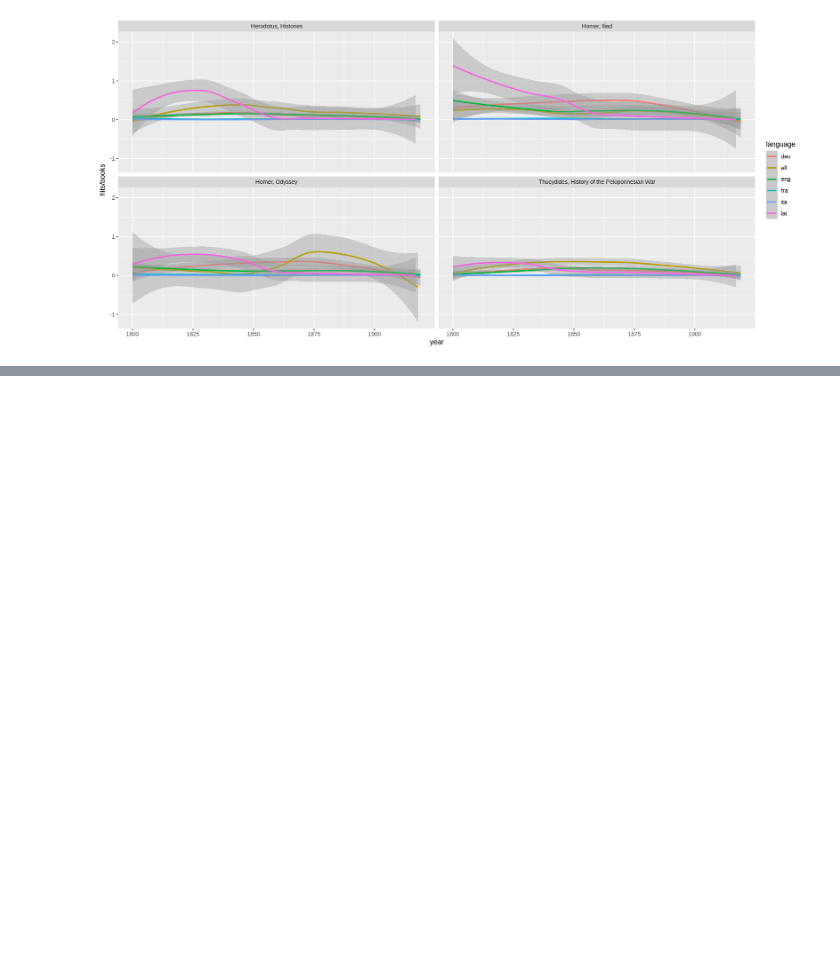
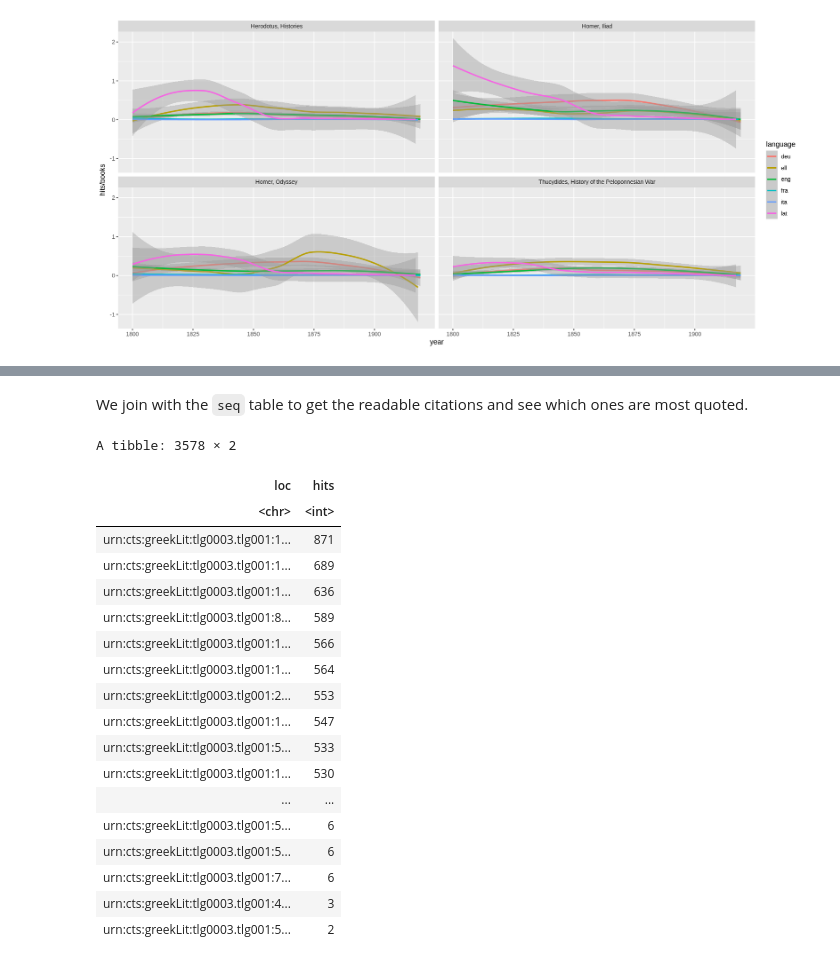
Before and after one commit to gregorycrane/idi-cites, a Jupyter notebook: idi_cites.ipynb, the cells around one changed output, grey strips where cells are left out. Drawn from its saved outputs; the diff is of its cells as text; code cells hidden in the pictures; blank space fills up the shorter version.

```diff
--- a/idi_cites.ipynb
+++ b/idi_cites.ipynb
@@ -234,0 +251,27 @@ meta.cites |>
+# %% [markdown]
+We join with the `seq` table to get the readable citations and see which ones are most quoted.
+# %%
+thuc |> inner_join(select(idi.dated, book, year, language=language_gen), by="book") |>
+  anti_join(select(thuc.eds, book), by="book") |>
+  inner_join(filter(seq, startsWith(loc, "urn:cts:greekLit:tlg0003.tlg001")), by="seq") |>
+  group_by(loc) |> summarize(hits=sum(hits), .groups="drop") |> arrange(-hits)
+# %% [output]
+A tibble: 3578 × 2
+| loc | hits |
+| <chr> | <int> |
+| urn:cts:greekLit:tlg0003.tlg001:1... | 871 |
+| urn:cts:greekLit:tlg0003.tlg001:1... | 689 |
+| urn:cts:greekLit:tlg0003.tlg001:1... | 636 |
+| urn:cts:greekLit:tlg0003.tlg001:8... | 589 |
+| urn:cts:greekLit:tlg0003.tlg001:1... | 566 |
+| urn:cts:greekLit:tlg0003.tlg001:1... | 564 |
+| urn:cts:greekLit:tlg0003.tlg001:2... | 553 |
+| urn:cts:greekLit:tlg0003.tlg001:1... | 547 |
+| urn:cts:greekLit:tlg0003.tlg001:5... | 533 |
+| urn:cts:greekLit:tlg0003.tlg001:1... | 530 |
+| ... | ... |
+| urn:cts:greekLit:tlg0003.tlg001:5... | 6 |
+| urn:cts:greekLit:tlg0003.tlg001:5... | 6 |
+| urn:cts:greekLit:tlg0003.tlg001:7... | 6 |
+| urn:cts:greekLit:tlg0003.tlg001:4... | 3 |
+| urn:cts:greekLit:tlg0003.tlg001:5... | 2 |
```
Also changed, not shown: parts of 4 cells of this notebook.
